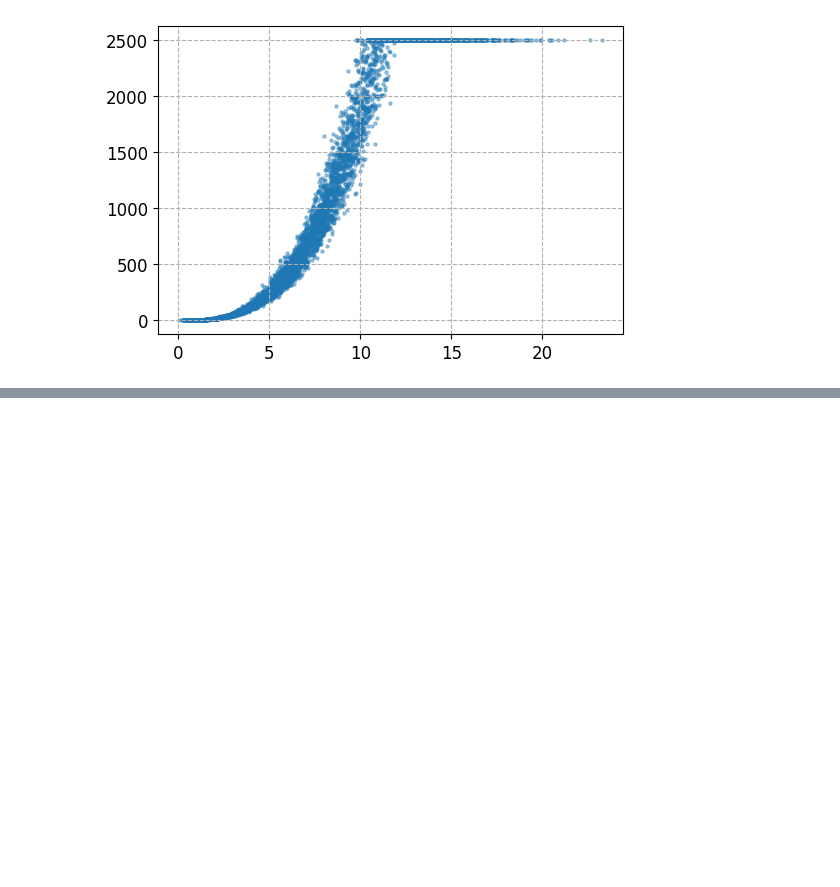
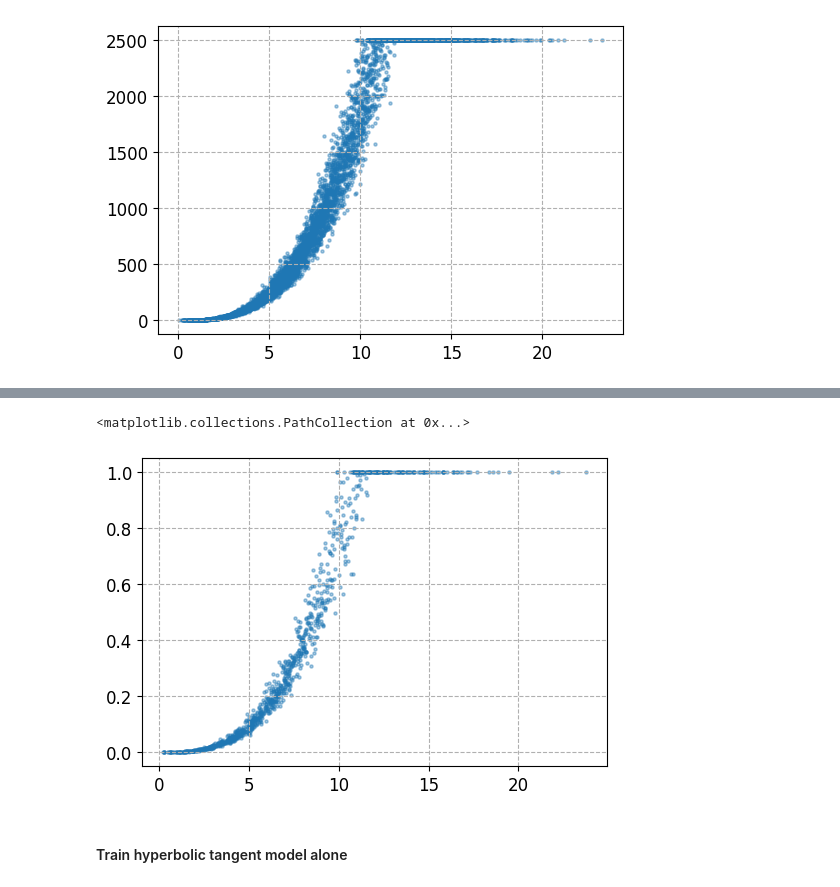
Before and after one commit to steeve-boucherie/pygp-sandbox, a Jupyter notebook: notebooks/demonstrate-pc-gp.ipynb, the cells around one changed output, grey strips where cells are left out. Saved outputs shown, nothing was run; the diff lists cells and outputs as text; code cells hidden in the pictures; blank space fills up the shorter version.

```diff
--- a/notebooks/demonstrate-pc-gp.ipynb
+++ b/notebooks/demonstrate-pc-gp.ipynb
@@ -145,0 +348,15 @@ ax.set(aspect='equal')
+# %%
+train_x, train_y = generator.training_data(n_samples=1000)
+train_y /= generator.power_rated
+# %%
+# ws, pw = generator.training_data(n_samples=5000, to_torch=False)
+
+_, ax = plt.subplots(figsize=(6, 4))
+ax.grid(ls='--')
+
+ax.scatter(train_x, train_y, s=5, alpha=.4)
+# %% [output]
+<matplotlib.collections.PathCollection at 0x...>
+[figure, added]
+# %% [markdown]
+#### Train hyperbolic tangent model alone
```
Also changed, not shown: parts of 38 cells of this notebook.
